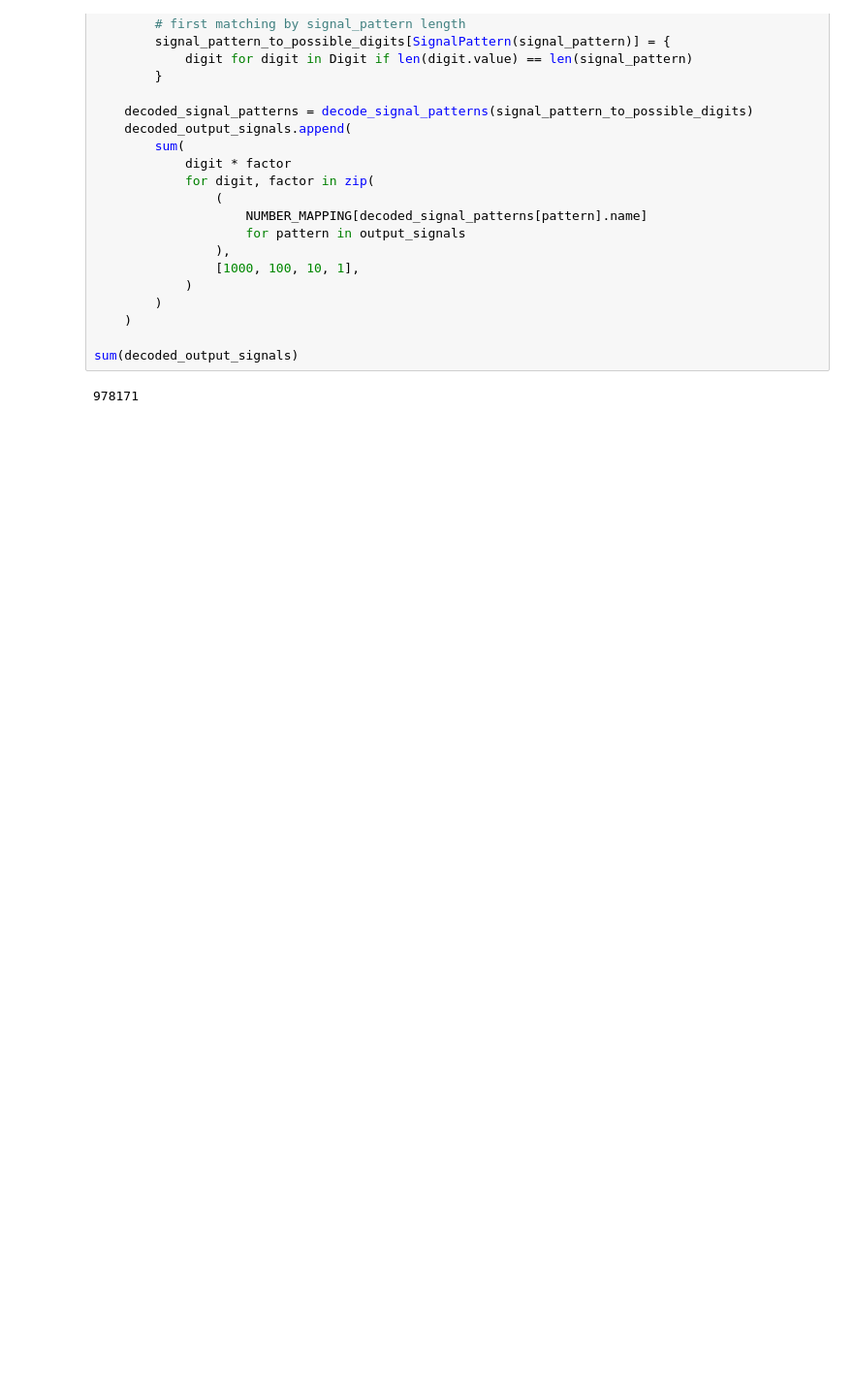
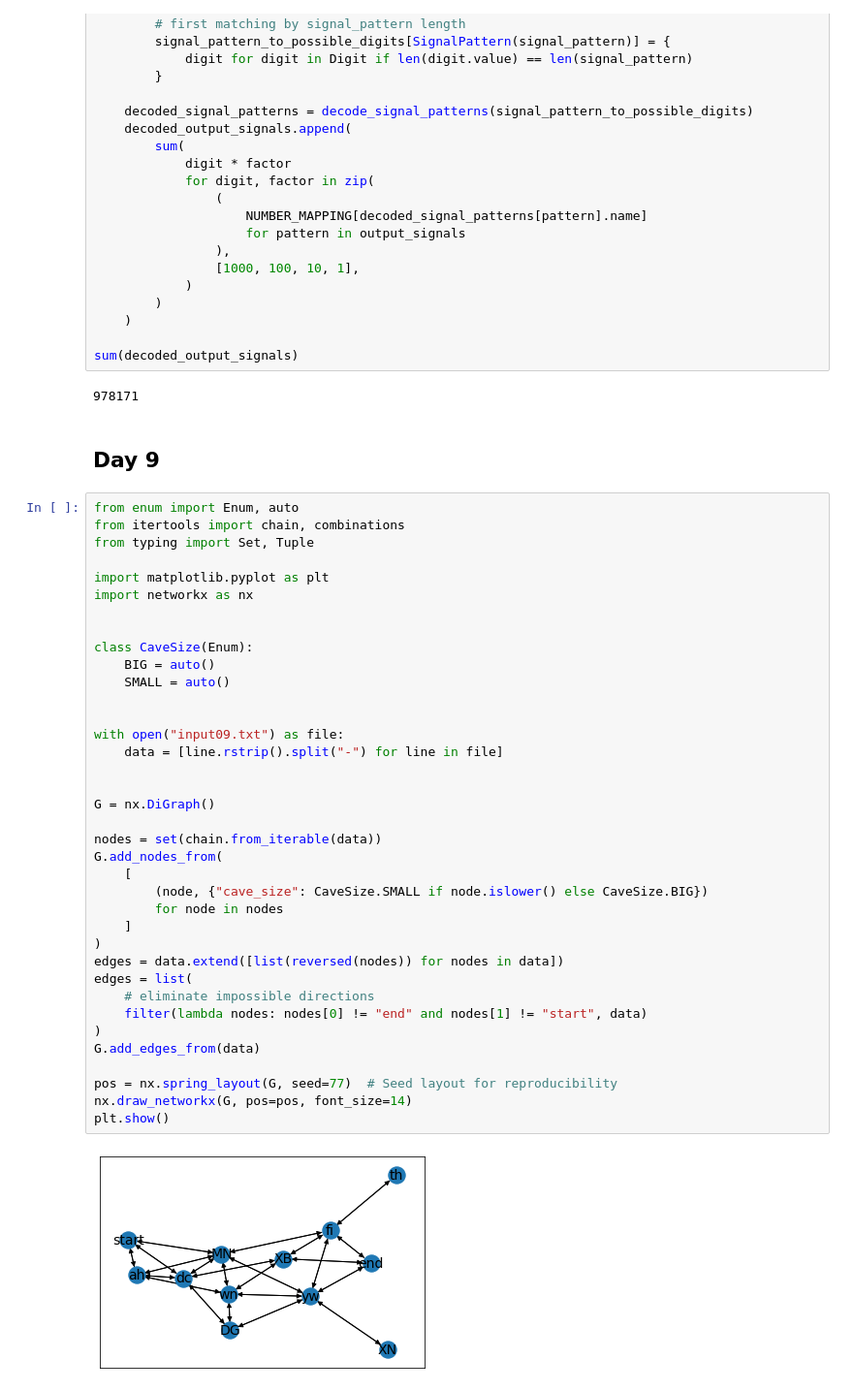
Before and after one commit to StefanBrand/advent-of-code-2021, a Jupyter notebook: adventofcode2021.ipynb, the cells around one changed output. Shown at 97% size. Drawn from its saved outputs; the diff is of its cells as text; blank space fills up the shorter version.

```diff
--- a/adventofcode2021.ipynb
+++ b/adventofcode2021.ipynb
@@ -602,3 +602,44 @@ for entry in data:
 sum(decoded_output_signals)
 # %% [output]
 978171
+# %% [markdown]
+## Day 9
+# %%
+from enum import Enum, auto
+from itertools import chain, combinations
+from typing import Set, Tuple
+
+import matplotlib.pyplot as plt
+import networkx as nx
+
+
+class CaveSize(Enum):
+    BIG = auto()
+    SMALL = auto()
+
+
+with open("input09.txt") as file:
+    data = [line.rstrip().split("-") for line in file]
+
+
+G = nx.DiGraph()
+
+nodes = set(chain.from_iterable(data))
+G.add_nodes_from(
+    [
+        (node, {"cave_size": CaveSize.SMALL if node.islower() else CaveSize.BIG})
+        for node in nodes
+    ]
+)
+edges = data.extend([list(reversed(nodes)) for nodes in data])
+edges = list(
+    # eliminate impossible directions
+    filter(lambda nodes: nodes[0] != "end" and nodes[1] != "start", data)
+)
+G.add_edges_from(data)
+
+pos = nx.spring_layout(G, seed=77)  # Seed layout for reproducibility
+nx.draw_networkx(G, pos=pos, font_size=14)
+plt.show()
+# %% [output]
+[figure, added]
```
Also changed, not shown: parts of 1 cell of this notebook, 4 other files.
